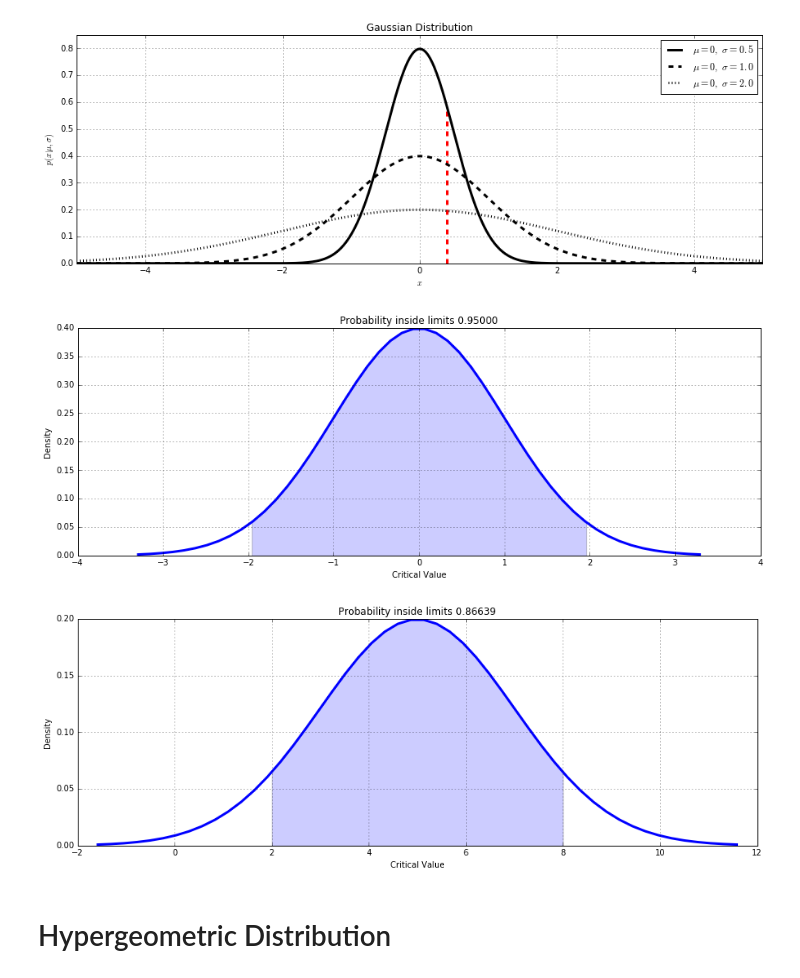
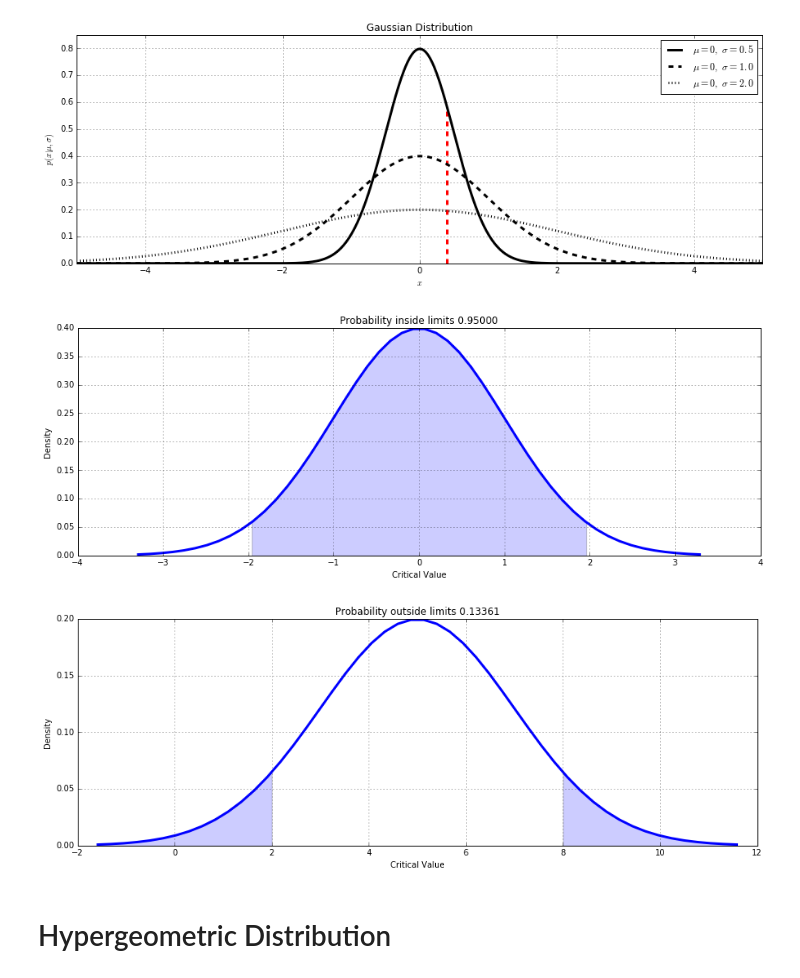
Before and after one commit to Mohamed-Elbially/PythonTutorials, a Jupyter notebook: ProbabilityDistriputions.ipynb, the cells around one changed output. Saved outputs shown, nothing was run; the diff lists cells and outputs as text; code cells hidden in the pictures.

```diff
--- a/ProbabilityDistriputions.ipynb
+++ b/ProbabilityDistriputions.ipynb
@@ -118,35 +118,35 @@ def normspec(interval = [-1,1], mu=0,sigma = 1,region = 'inside'):
     x = np.linspace(x_min,x_max)
     fig, ax = plt.subplots(figsize=(15, 5))
     ax.plot(x,dist.pdf(x),ls = '-', color = 'b', lw = 3)
     p0 = dist.cdf(interval[0])
     p1 = dist.cdf(interval[1])
 
     if region == 'inside':
         interval_min,interval_max = interval[0], interval[1]
         interval_x = np.linspace(interval_min,interval_max)
         ax.fill_between(interval_x,dist.pdf(interval_x),alpha = 0.2)
         probability =  abs(p1 - p0)
 
     elif region == 'outside':
         interval_min1,interval_max1 = interval[1],x_max
         interval_min2,interval_max2 = x_min, interval[0]
         interval_x1 = np.linspace(interval_min1,interval_max1)
         interval_x2 = np.linspace(interval_min2,interval_max2)
         ax.fill_between(interval_x1,dist.pdf(interval_x1),alpha = 0.2)
         ax.fill_between(interval_x2,dist.pdf(interval_x2),alpha = 0.2)
         probability =  1- abs(p1 - p0)
 
 
     plt.xlabel('Critical Value')
     plt.ylabel('Density')
     plt.title('Probability %s limits %2.5f' %(region,probability))
     plt.grid(True)
     plt.show()
 normspec(interval = [-1.96,1.96], mu=0,sigma = 1);
-normspec(interval = [2,8], mu=5,sigma = 2,region= 'inside');
+normspec(interval = [2,8], mu=5,sigma = 2,region= 'outside');
 # %% [output]
 [figure]
-[figure, old version]
+[figure, new version]
 # %% [markdown]
 # Hypergeometric Distribution
 # %% [markdown]
```
Also changed, not shown: parts of 1 cell of this notebook.
